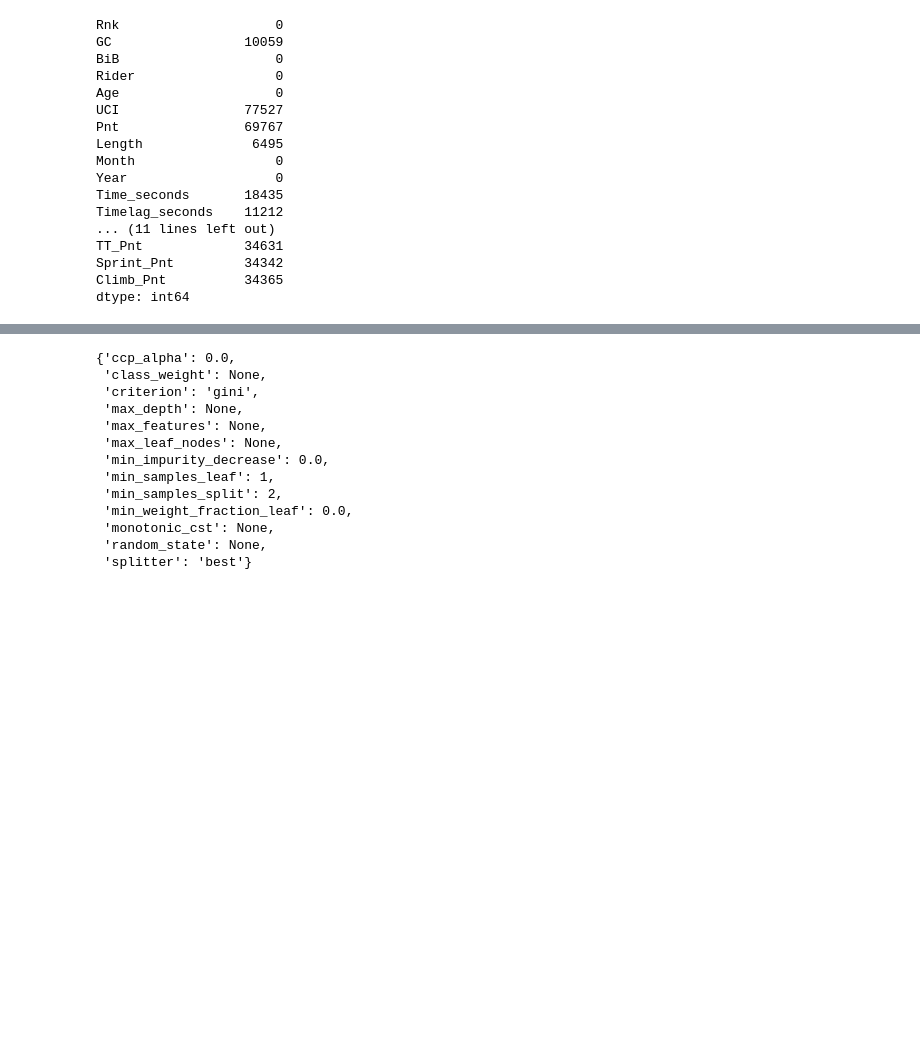
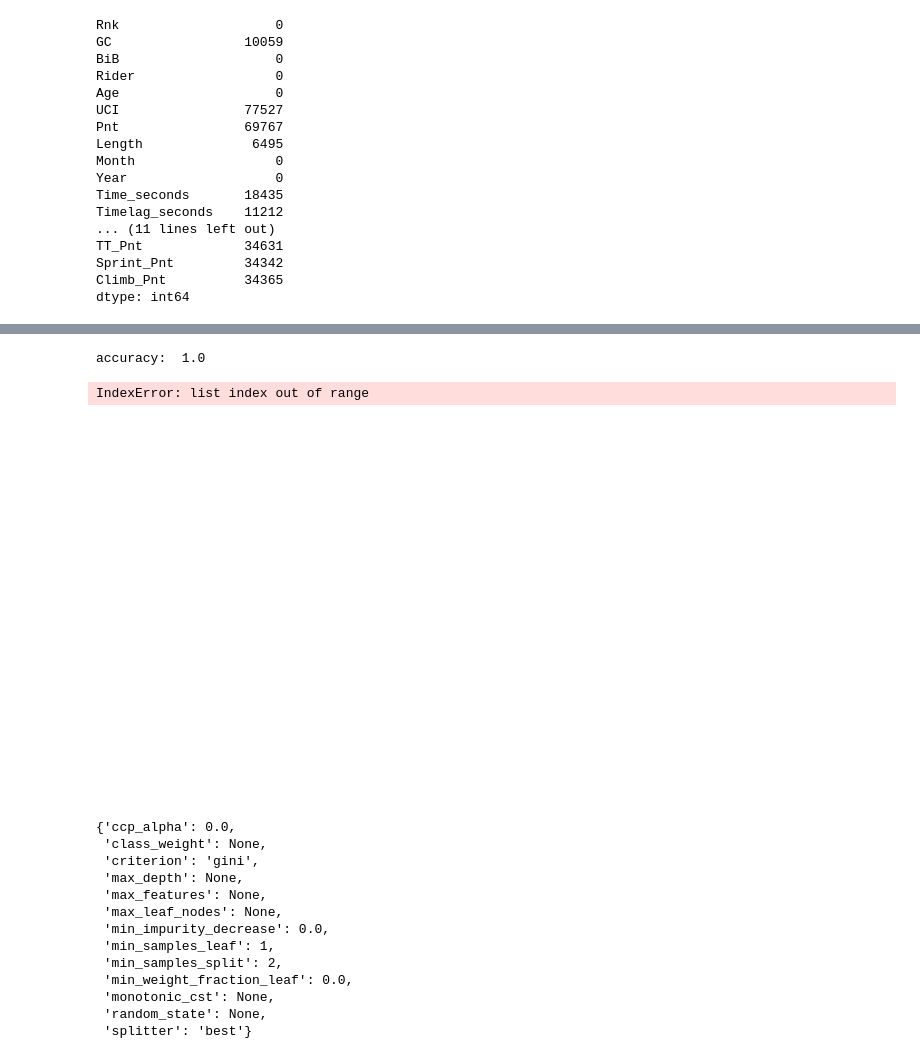
Before and after one commit to thmaz/DatSci_PI7-1, a Jupyter notebook: pi7-3.ipynb, the cells around one changed output, grey strips where cells are left out. Drawn from its saved outputs; the diff is of its cells as text; code cells hidden in the pictures; blank space fills up the shorter version.

```diff
--- a/pi7-3.ipynb
+++ b/pi7-3.ipynb
@@ -374,4 +390,24 @@ from sklearn.model_selection import train_test_split
 X_train, X_test, y_train, y_test = train_test_split(X, y, random_state=17, test_size=0.2)
+# %%
+from sklearn.tree import DecisionTreeRegressor, plot_tree
+from sklearn.metrics import accuracy_score
+import matplotlib.pyplot as plt
+
+dtr = DecisionTreeRegressor().fit(X, y)
+
+y_pred = dtr.predict(X_test)
+
+accuracy = accuracy_score(y_test, y_pred)
+print("accuracy: ", accuracy)
+# %% [output]
+accuracy:  1.0
+# %%
+plt.figure(figsize=(25,12))
+plot_tree(dtr, fontsize=8, feature_names=[])
+plt.show()
+# %% [output]
+IndexError: list index out of range
+[figure, added]
 # %%
 from sklearn.tree import DecisionTreeClassifier
 dtc = DecisionTreeClassifier()
```
Also changed, not shown: parts of 21 cells of this notebook.
